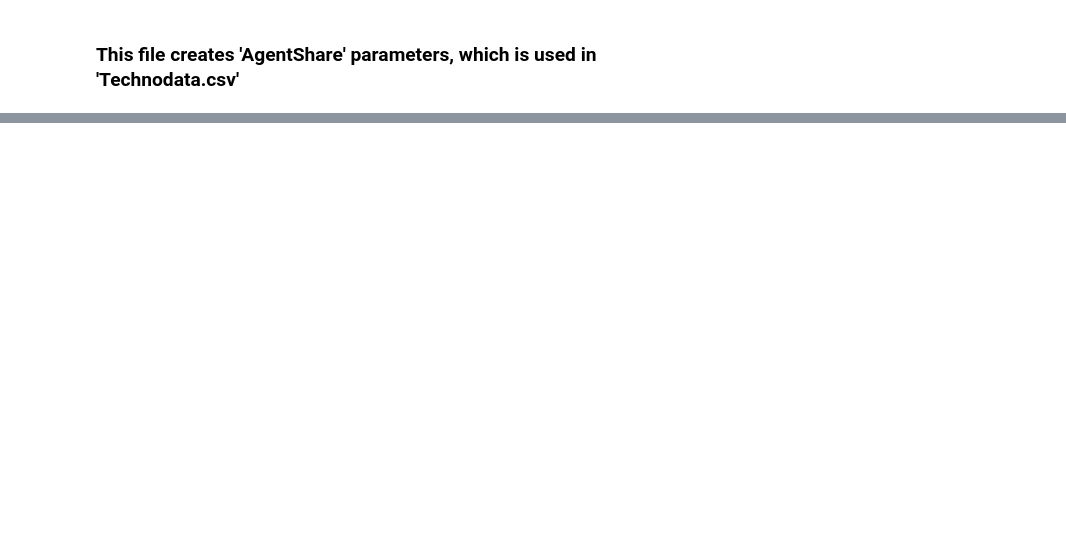
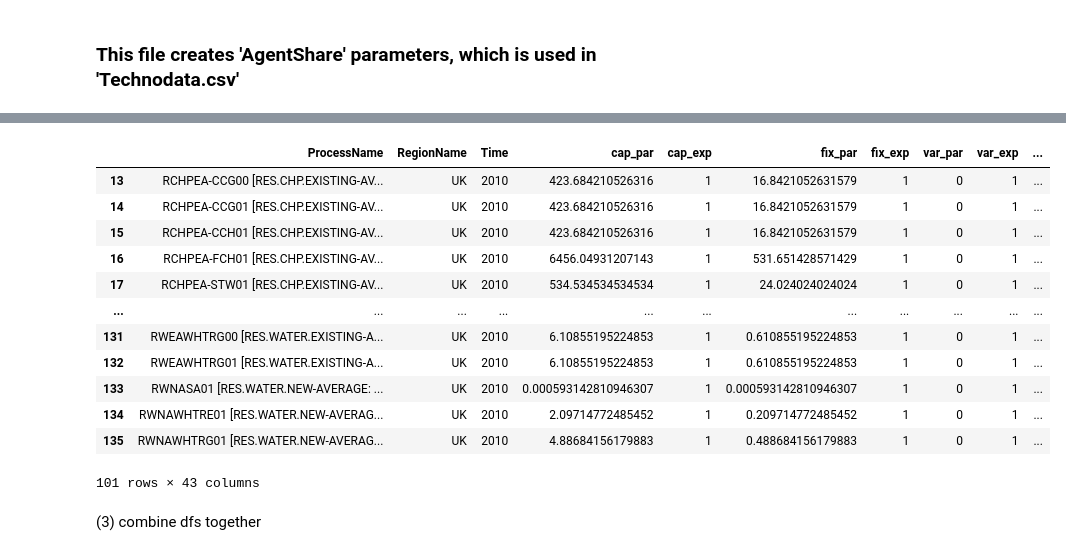
Before and after one commit to Jin-Jun-Mei/MUSE_UK_buildings, a Jupyter notebook: python_script/create_capacity_share.ipynb, the cells around one changed output, grey strips where cells are left out. Saved outputs shown, nothing was run; the diff lists cells and outputs as text; code cells hidden in the pictures; blank space fills up the shorter version.

```diff
--- a/python_script/create_capacity_share.ipynb
+++ b/python_script/create_capacity_share.ipynb
@@ -186,0 +109,3 @@ merged_no_unit_df = pd.merge(
+# %%
+from create_heating_share import heating_capacity_share
+df2 = heating_capacity_share(df_heating, df_ofgem)
@@ -186,0 +118,18 @@ merged_no_unit_df = pd.merge(
+# %%
+df2
+# %% [output]
+|  | ProcessName | RegionName | Time | cap_par | cap_exp | fix_par | fix_exp | var_par | var_exp | ... |
+| 13 | RCHPEA-CCG00 [RES.CHP.EXISTING-AV... | UK | 2010 | 423.684210526316 | 1 | 16.8421052631579 | 1 | 0 | 1 | ... |
+| 14 | RCHPEA-CCG01 [RES.CHP.EXISTING-AV... | UK | 2010 | 423.684210526316 | 1 | 16.8421052631579 | 1 | 0 | 1 | ... |
+| 15 | RCHPEA-CCH01 [RES.CHP.EXISTING-AV... | UK | 2010 | 423.684210526316 | 1 | 16.8421052631579 | 1 | 0 | 1 | ... |
+| 16 | RCHPEA-FCH01 [RES.CHP.EXISTING-AV... | UK | 2010 | 6456.04931207143 | 1 | 531.651428571429 | 1 | 0 | 1 | ... |
+| 17 | RCHPEA-STW01 [RES.CHP.EXISTING-AV... | UK | 2010 | 534.534534534534 | 1 | 24.024024024024 | 1 | 0 | 1 | ... |
+| ... | ... | ... | ... | ... | ... | ... | ... | ... | ... | ... |
+| 131 | RWEAWHTRG00 [RES.WATER.EXISTING-A... | UK | 2010 | 6.10855195224853 | 1 | 0.610855195224853 | 1 | 0 | 1 | ... |
+| 132 | RWEAWHTRG01 [RES.WATER.EXISTING-A... | UK | 2010 | 6.10855195224853 | 1 | 0.610855195224853 | 1 | 0 | 1 | ... |
+| 133 | RWNASA01 [RES.WATER.NEW-AVERAGE: ... | UK | 2010 | 0.000593142810946307 | 1 | 0.000593142810946307 | 1 | 0 | 1 | ... |
+| 134 | RWNAWHTRE01 [RES.WATER.NEW-AVERAG... | UK | 2010 | 2.09714772485452 | 1 | 0.209714772485452 | 1 | 0 | 1 | ... |
+| 135 | RWNAWHTRG01 [RES.WATER.NEW-AVERAG... | UK | 2010 | 4.88684156179883 | 1 | 0.488684156179883 | 1 | 0 | 1 | ... |
+101 rows × 43 columns
+# %% [markdown]
+(3) combine dfs together
```
Also changed, not shown: parts of 25 cells of this notebook, 7 other files.
